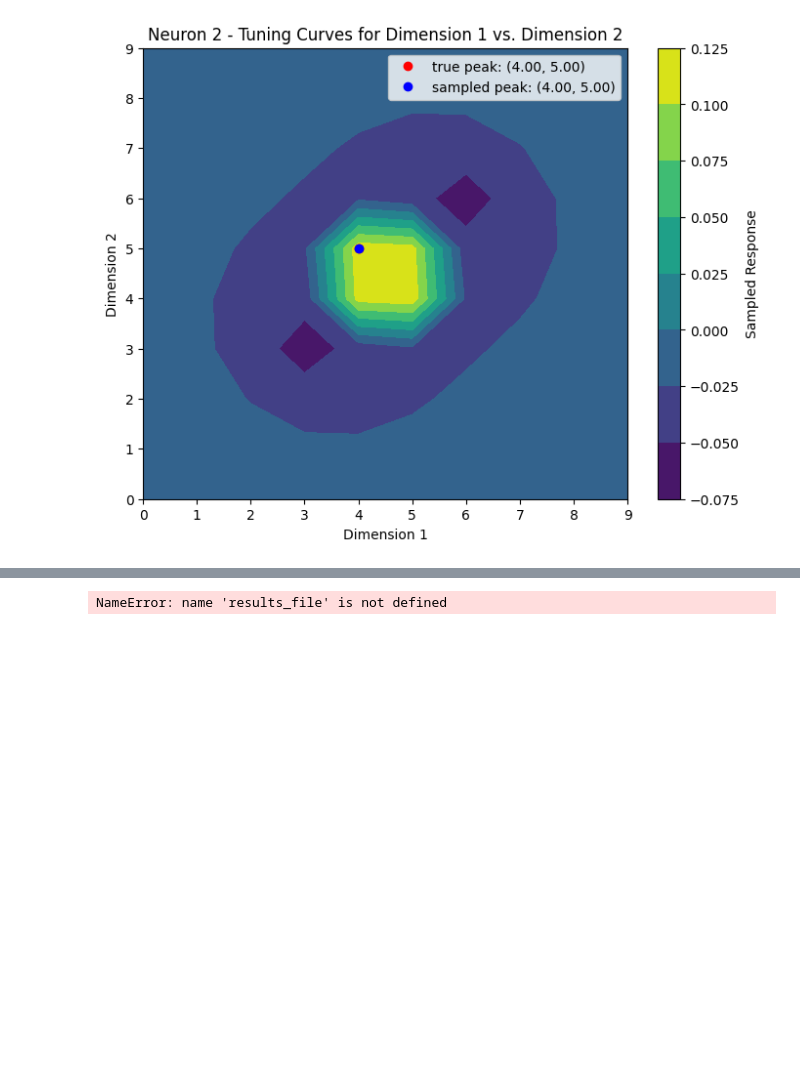
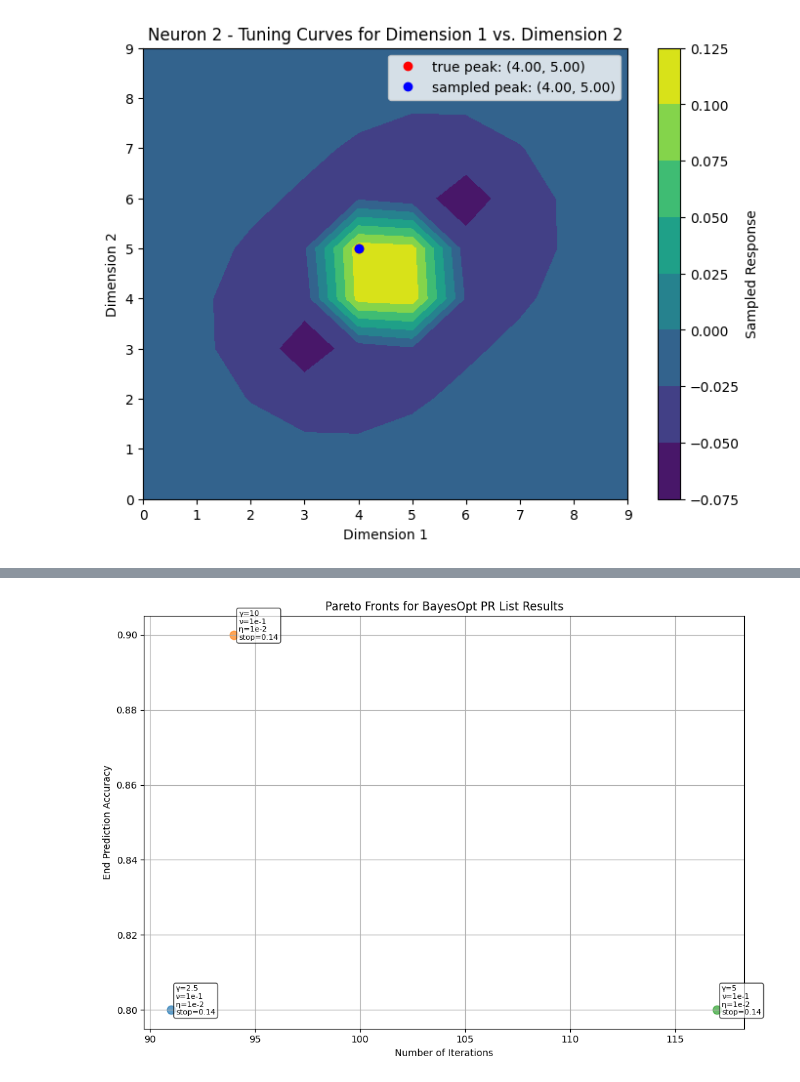
Before and after one commit to draeloslab/BayesOptim, a Jupyter notebook: README Auditory Neurons How To.ipynb, the cells around one changed output, grey strips where cells are left out. Saved outputs shown, nothing was run; the diff lists cells and outputs as text; code cells hidden in the pictures; blank space fills up the shorter version.

```diff
--- a/README Auditory Neurons How To.ipynb
+++ b/README Auditory Neurons How To.ipynb
@@ -116,12 +129,12 @@ stop_functions_plots(section_key='stopping_allN')
 # %%
 #Once you start saving results to output folder (by running in terminal), try these commands
 from model.optimizer import calc_offline_fit
 from utils.plotting_offline_and_online_fits import gathering_data, plotting_offline_and_online_fits
 from utils.pareto_plot import gather_hyperparameters, plot_pareto_from_data
-online_grid2, new_xarray, new_yarray = gathering_data(config, results_file, 1) #last argument is the neuron index, here neuron 1
-f, sigma = calc_offline_fit(new_xarray, new_yarray, config, config.kernels)
-plotting_offline_and_online_fits(config, f, online_grid2, 1) #last argument is the neuron index
+# online_grid2, new_xarray, new_yarray = gathering_data(config, results_file, 1) #last argument is the neuron index, here neuron 1
+# f, sigma = calc_offline_fit(new_xarray, new_yarray, config, config.kernels)
+#plotting_offline_and_online_fits(config, f, online_grid2, 1) #last argument is the neuron index
 run_data = gather_hyperparameters(output_dir='output', section_key='Pr_list')
 plot_pareto_from_data(run_data)
 # %% [output]
-NameError: name 'results_file' is not defined
+[figure, added]
```
Also changed, not shown: parts of 7 cells of this notebook, 3 other files.
